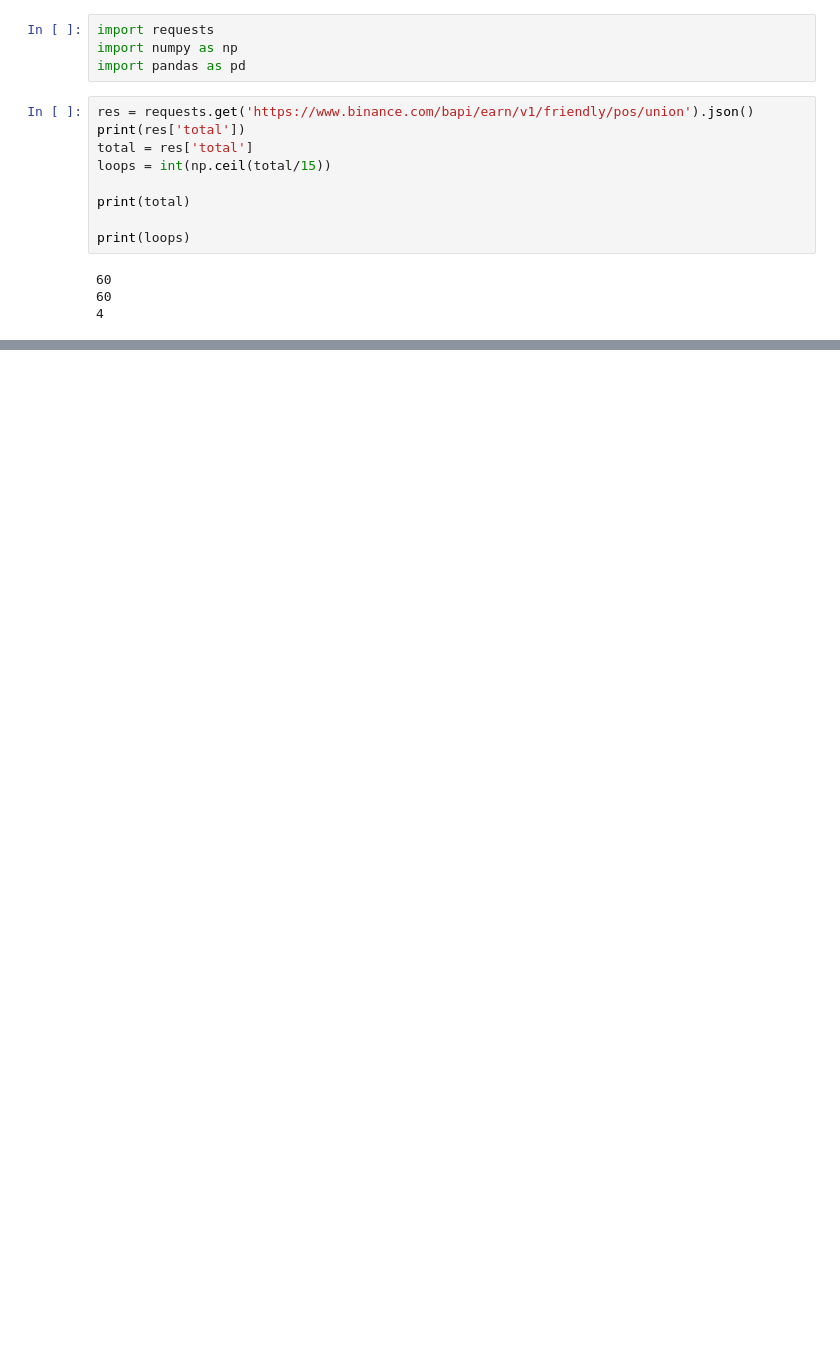
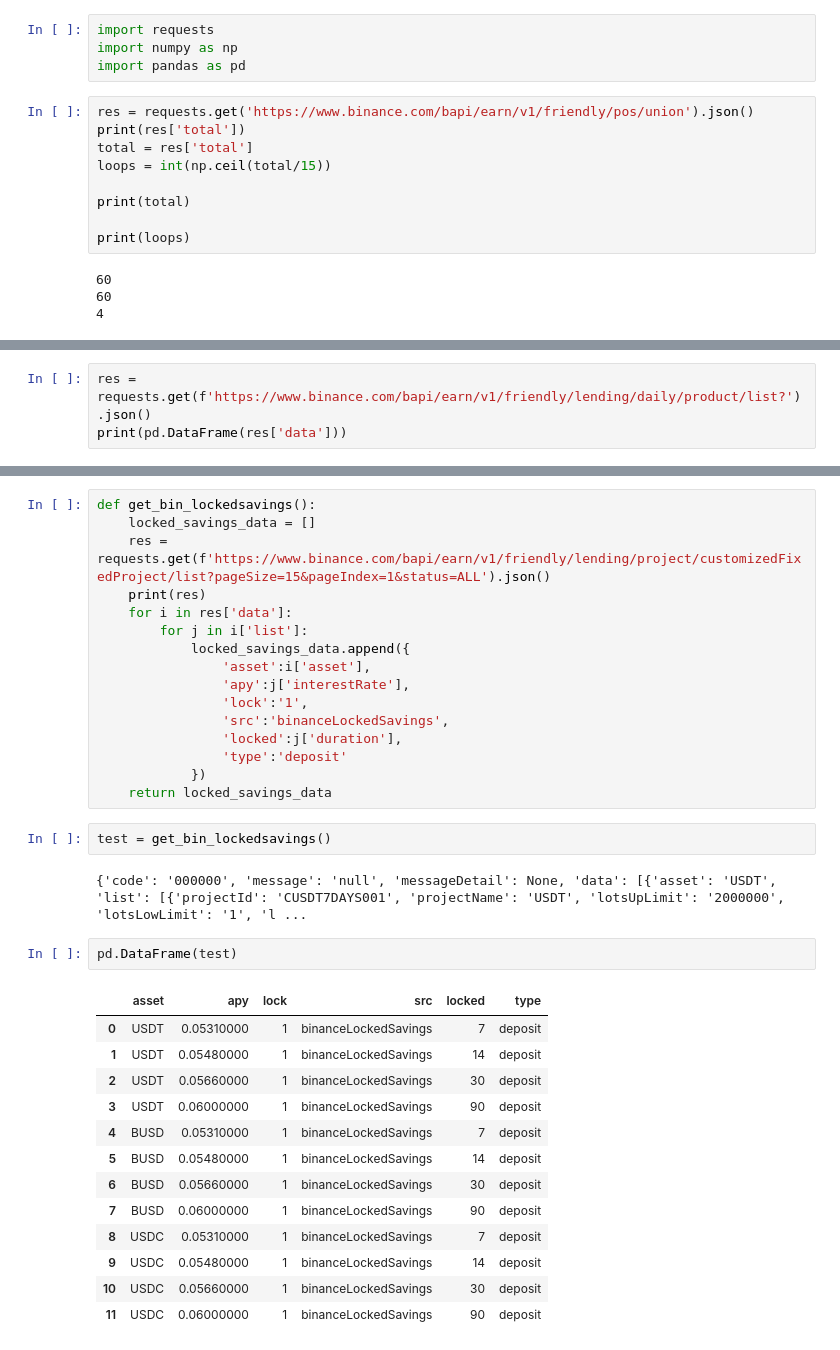
Before and after one commit to ExtraLime/crypto_yields, a Jupyter notebook: Untitled1.ipynb, the cells around one changed output, grey strips where cells are left out. Drawn from its saved outputs; the diff is of its cells as text; blank space fills up the shorter version.

Commit message:
added savings and locked savings

```diff
--- a/Untitled1.ipynb
+++ b/Untitled1.ipynb
@@ -119,0 +99,3 @@ this
+# %%
+res = requests.get(f'https://www.binance.com/bapi/earn/v1/friendly/lending/daily/product/list?').json()
+print(pd.DataFrame(res['data']))
@@ -119,0 +140,36 @@ this
+# %%
+def get_bin_lockedsavings():
+    locked_savings_data = []
+    res = requests.get(f'https://www.binance.com/bapi/earn/v1/friendly/lending/project/customizedFixedProject/list?pageSize=15&pageIndex=1&status=ALL').json()
+    print(res)
+    for i in res['data']:
+        for j in i['list']:
+            locked_savings_data.append({
+                'asset':i['asset'],
+                'apy':j['interestRate'],
+                'lock':'1',
+                'src':'binanceLockedSavings',
+                'locked':j['duration'],
+                'type':'deposit'
+            })
+    return locked_savings_data
+# %%
+test = get_bin_lockedsavings()
+# %% [output]
+{'code': '000000', 'message': 'null', 'messageDetail': None, 'data': [{'asset': 'USDT', 'list': [{'projectId': 'CUSDT7DAYS001', 'projectName': 'USDT', 'lotsUpLimit': '2000000', 'lotsLowLimit': '1', 'l ...
+# %%
+pd.DataFrame(test)
+# %% [output]
+|  | asset | apy | lock | src | locked | type |
+| 0 | USDT | 0.05310000 | 1 | binanceLockedSavings | 7 | deposit |
+| 1 | USDT | 0.05480000 | 1 | binanceLockedSavings | 14 | deposit |
+| 2 | USDT | 0.05660000 | 1 | binanceLockedSavings | 30 | deposit |
+| 3 | USDT | 0.06000000 | 1 | binanceLockedSavings | 90 | deposit |
+| 4 | BUSD | 0.05310000 | 1 | binanceLockedSavings | 7 | deposit |
+| 5 | BUSD | 0.05480000 | 1 | binanceLockedSavings | 14 | deposit |
+| 6 | BUSD | 0.05660000 | 1 | binanceLockedSavings | 30 | deposit |
+| 7 | BUSD | 0.06000000 | 1 | binanceLockedSavings | 90 | deposit |
+| 8 | USDC | 0.05310000 | 1 | binanceLockedSavings | 7 | deposit |
+| 9 | USDC | 0.05480000 | 1 | binanceLockedSavings | 14 | deposit |
+| 10 | USDC | 0.05660000 | 1 | binanceLockedSavings | 30 | deposit |
+| 11 | USDC | 0.06000000 | 1 | binanceLockedSavings | 90 | deposit |
```
Also changed, not shown: parts of 8 cells of this notebook.
